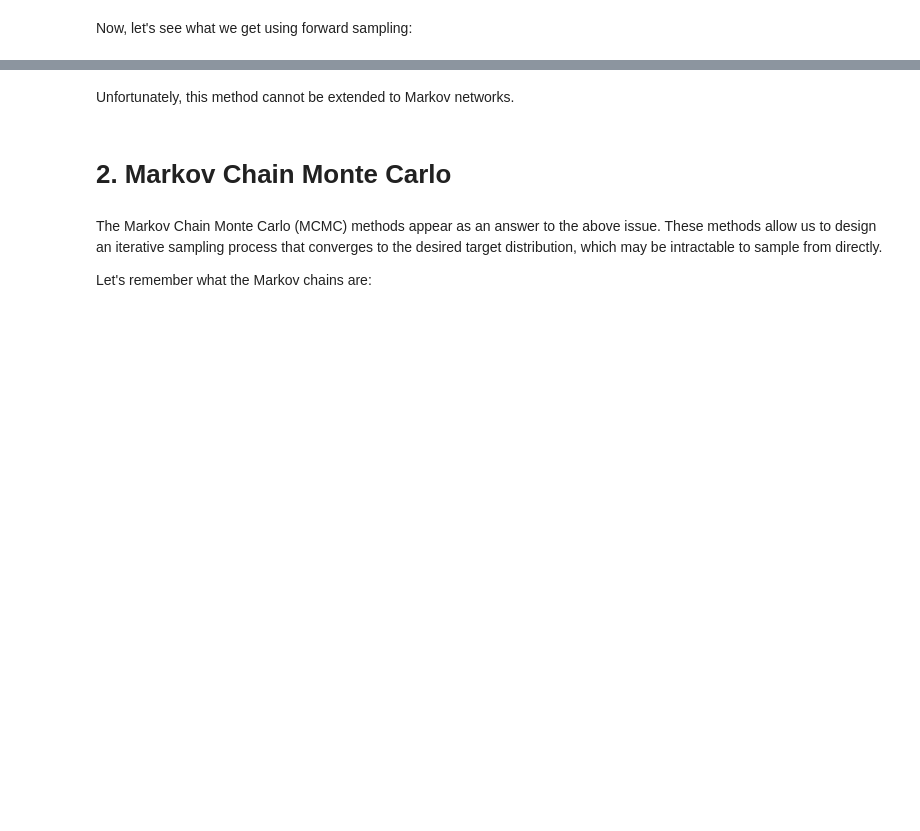
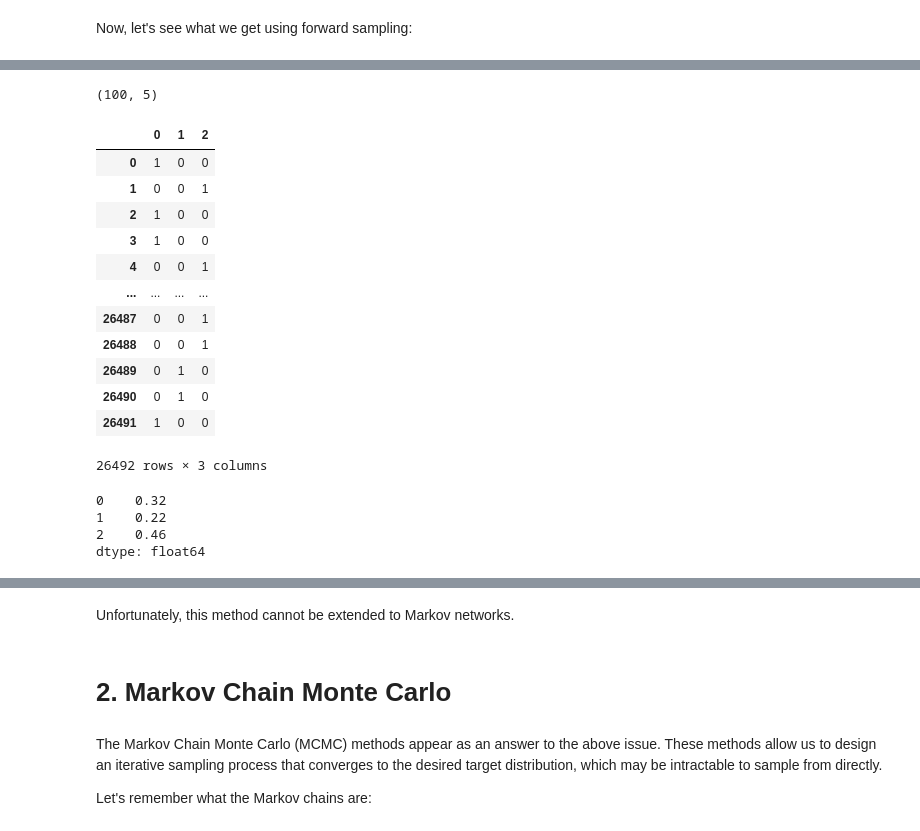
Before and after one commit to AdrianRamosDS/mgpo2021, a Jupyter notebook: Modulo2/Clase8/SamplingMethods.ipynb, the cells around one changed output, grey strips where cells are left out. Cells and saved outputs as stored; diff of their text form; code cells hidden in the pictures; blank space fills up the shorter version.

```diff
--- a/Modulo2/Clase8/SamplingMethods.ipynb
+++ b/Modulo2/Clase8/SamplingMethods.ipynb
@@ -144,2 +163,37 @@ First, let's compute the exact inference:
+# %%
+# Defining individual CPDs
+# Definimos distribución condicional de D
+cpd_D = TabularCPD(variable='D',
+                   variable_card=2,
+                   values=[[0.6],
+                           [0.4]])
+# Definimos distribución condicional de I
+cpd_I = TabularCPD(variable='I',
+                   variable_card=2,
+                   values=[[0.7],
+                           [0.3]])
+# Definimos distribución condicional de C
+cpd_C = TabularCPD(variable='C',
+                   variable_card=3,
+                   evidence=['I', 'D'],
+                   evidence_card=[2, 2],
+                   values=[[0.30, 0.70, 0.02, 0.20],
+                           [0.40, 0.25, 0.08, 0.30],
+                           [0.30, 0.05, 0.90, 0.50]])
+# Definimos distribución condicional de P
+cpd_E = TabularCPD(variable='E',
+                   variable_card=2,
+                   evidence=['I'],
+                   evidence_card=[2],
+                   values=[[0.95, 0.2],
+                           [0.05, 0.8]])
+# Definimos distribución condicional de R
+cpd_R = TabularCPD(variable='R',
+                   variable_card=2,
+                   evidence=['C'],
+                   evidence_card=[3],
+                   values=[[0.99, 0.4, 0.1],
+                           [0.01, 0.6, 0.9]])
 # %%
 # Associating the CPDs with the network
+student_model.add_cpds(cpd_D, cpd_I, cpd_C, cpd_E, cpd_R)
@@ -154,4 +229,5 @@ Now, let's see what we get using forward sampling:
 # %%
 # Instantiate a sampling object
+sampling = BayesianModelSampling(student_model)
 # %%
 # Number of samples for error of 1% and confidence of 99%
@@ -158,2 +242,4 @@ Now, let's see what we get using forward sampling:
 # %%
 # Generate samples
+samples = sampling.forward_sample(size=100)
+samples.head()
@@ -159,0 +253,4 @@ Now, let's see what we get using forward sampling:
+# %%
+samples.shape
+# %% [output]
+(100, 5)
@@ -160,2 +259,25 @@ Now, let's see what we get using forward sampling:
+# %%
+pd.get_dummies(samples["C"])
+# %% [output]
+|  | 0 | 1 | 2 |
+| 0 | 1 | 0 | 0 |
+| 1 | 0 | 0 | 1 |
+| 2 | 1 | 0 | 0 |
+| 3 | 1 | 0 | 0 |
+| 4 | 0 | 0 | 1 |
+| ... | ... | ... | ... |
+| 26487 | 0 | 0 | 1 |
+| 26488 | 0 | 0 | 1 |
+| 26489 | 0 | 1 | 0 |
+| 26490 | 0 | 1 | 0 |
+| 26491 | 1 | 0 | 0 |
+26492 rows × 3 columns
 # %%
 # Estimation of P(C)
+P_C_hat = pd.get_dummies(samples["C"]).mean()
+P_C_hat
+# %% [output]
+0    0.32
+1    0.22
+2    0.46
+dtype: float64
```
Also changed, not shown: parts of 55 cells of this notebook, 1 other file.
